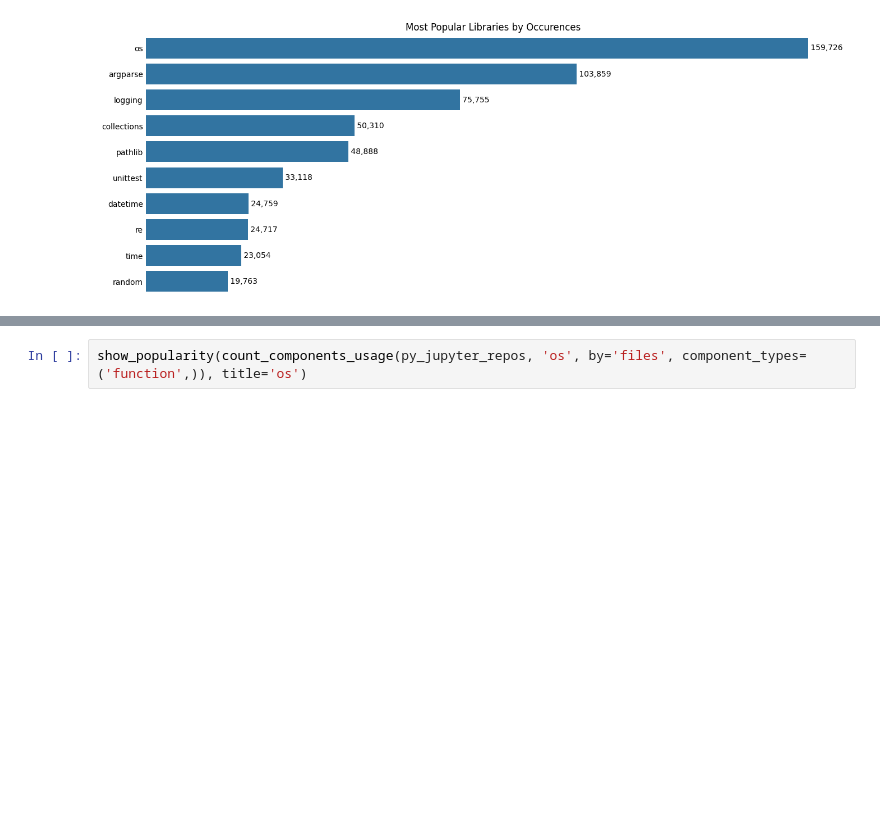
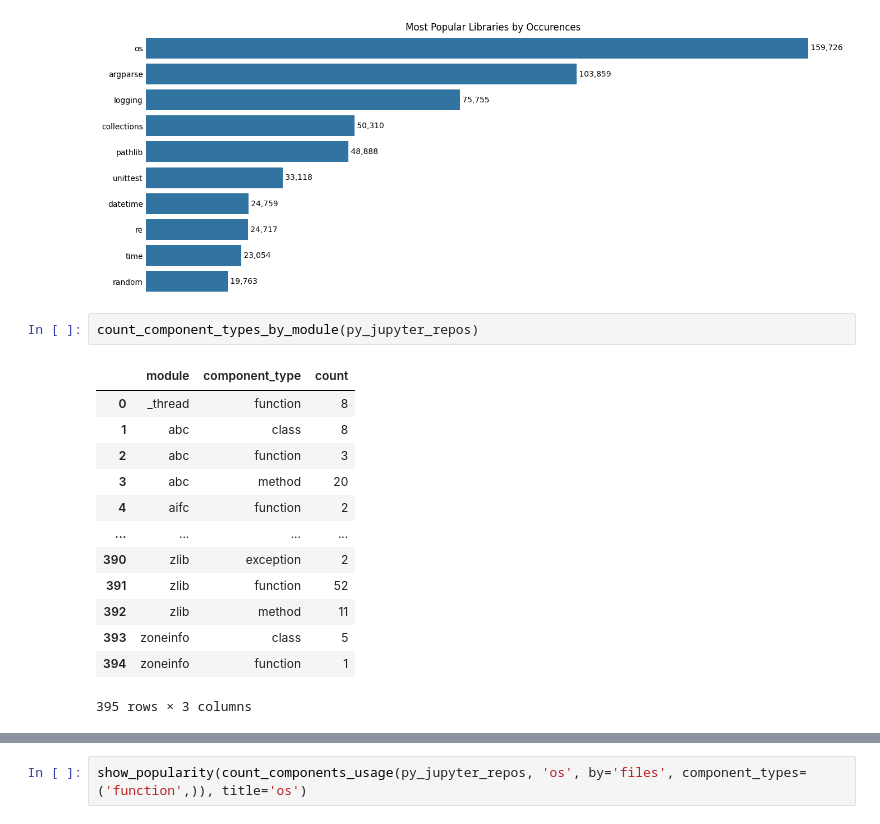
Before and after one commit to tobias-talaj/top-python-repos-analysis, a Jupyter notebook: notebooks/std_lib_analysis.ipynb, the cells around one changed output, grey strips where cells are left out. Saved outputs shown, nothing was run; the diff lists cells and outputs as text; blank space fills up the shorter version.

```diff
--- a/notebooks/std_lib_analysis.ipynb
+++ b/notebooks/std_lib_analysis.ipynb
@@ -86,3 +86,19 @@ py_jupyter_repos
 show_popularity(count_libraries_usage(py_jupyter_repos, 'occurences'), 'Most Popular Libraries by Occurences')
 # %% [output]
 [figure]
+# %%
+count_component_types_by_module(py_jupyter_repos)
+# %% [output]
+|  | module | component_type | count |
+| 0 | _thread | function | 8 |
+| 1 | abc | class | 8 |
+| 2 | abc | function | 3 |
+| 3 | abc | method | 20 |
+| 4 | aifc | function | 2 |
+| ... | ... | ... | ... |
+| 390 | zlib | exception | 2 |
+| 391 | zlib | function | 52 |
+| 392 | zlib | method | 11 |
+| 393 | zoneinfo | class | 5 |
+| 394 | zoneinfo | function | 1 |
+395 rows × 3 columns
```
Also changed, not shown: parts of 2 cells of this notebook, 4 other files.
